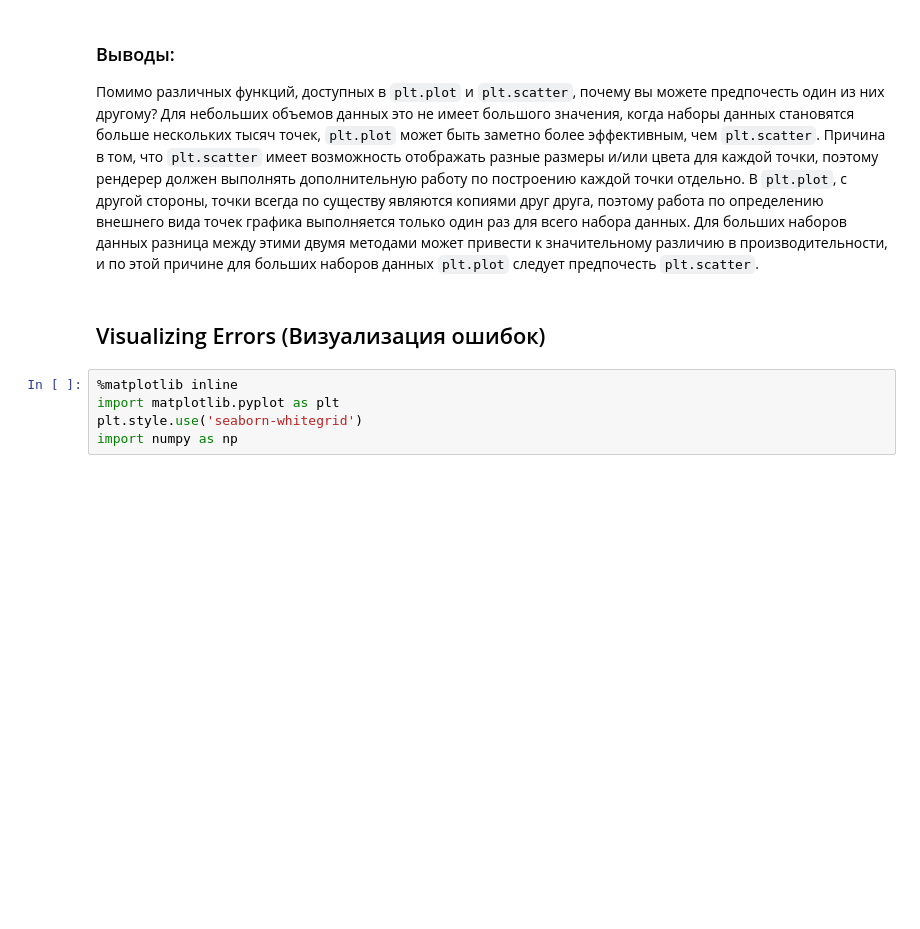
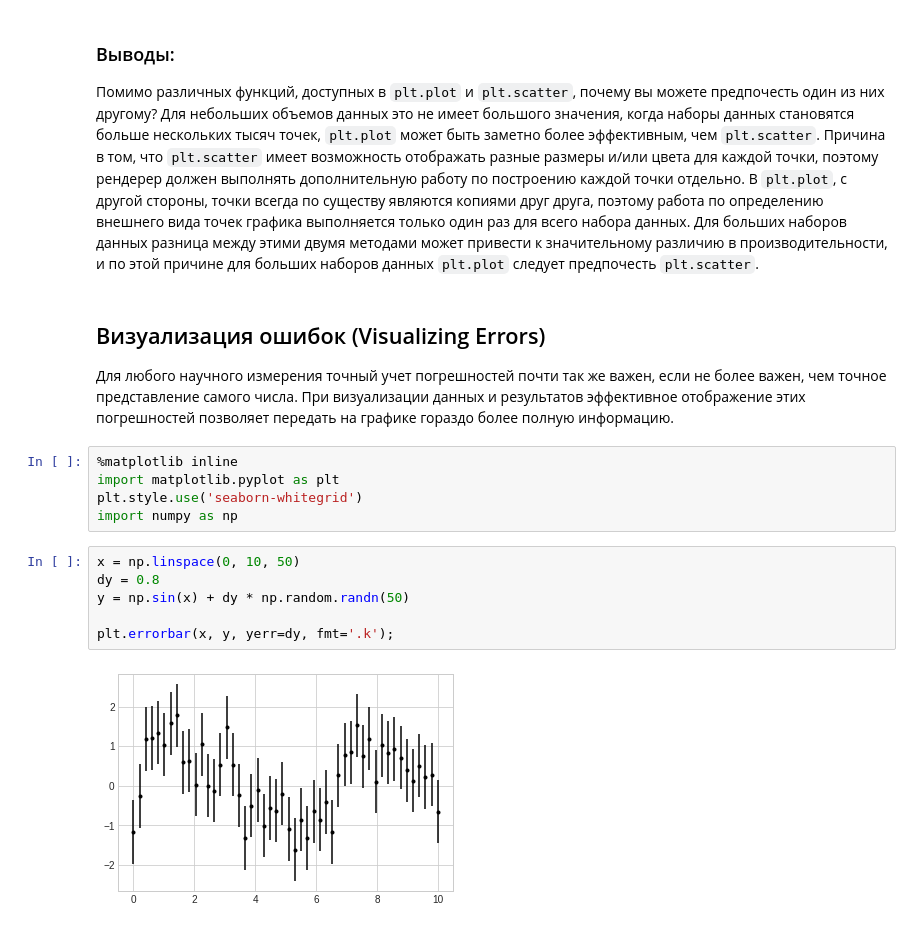
Before and after one commit to SergeyMalashenko/MachineLearning_Summer_2023, a Jupyter notebook: seminars/05/seminar_5_Matplotlib.ipynb, the cells around one changed output. Saved outputs shown, nothing was run; the diff lists cells and outputs as text; blank space fills up the shorter version.

```diff
--- a/seminars/05/seminar_5_Matplotlib.ipynb
+++ b/seminars/05/seminar_5_Matplotlib.ipynb
@@ -256,9 +256,19 @@ plt.ylabel(iris.feature_names[1]);
 В ``plt.plot``, с другой стороны, точки всегда по существу являются копиями друг друга, поэтому работа по определению внешнего вида точек графика выполняется только один раз для всего набора данных.
 Для больших наборов данных разница между этими двумя методами может привести к значительному различию в производительности, и по этой причине для больших наборов данных ``plt.plot`` следует предпочесть ``plt.scatter``.
 # %% [markdown]
-## Visualizing Errors (Визуализация ошибок)
+## Визуализация ошибок (Visualizing Errors)
+
+Для любого научного измерения точный учет погрешностей почти так же важен, если не более важен, чем точное представление самого числа. При визуализации данных и результатов эффективное отображение этих погрешностей позволяет передать на графике гораздо более полную информацию.
 # %%
 %matplotlib inline
 import matplotlib.pyplot as plt
 plt.style.use('seaborn-whitegrid')
 import numpy as np
+# %%
+x = np.linspace(0, 10, 50)
+dy = 0.8
+y = np.sin(x) + dy * np.random.randn(50)
+
+plt.errorbar(x, y, yerr=dy, fmt='.k');
+# %% [output]
+[figure, added]
```
Also changed, not shown: parts of 72 cells of this notebook.
